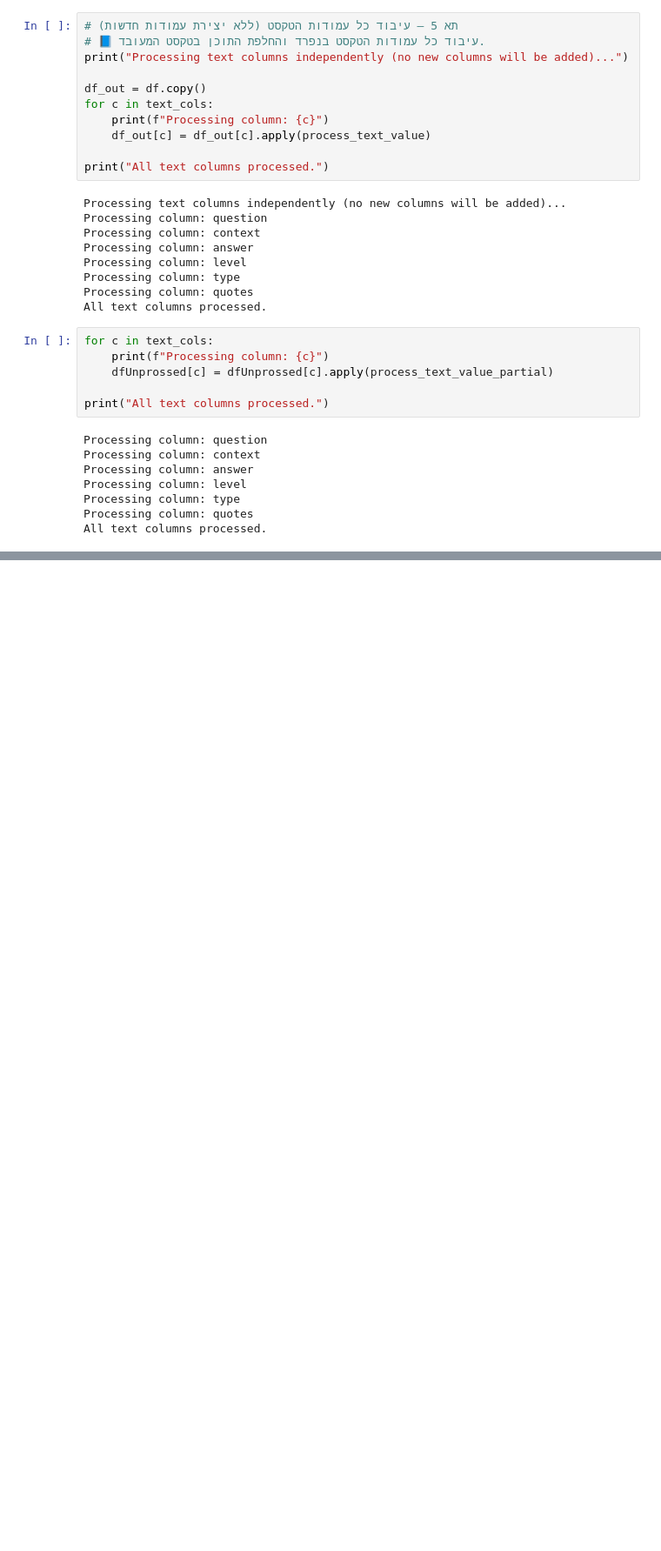
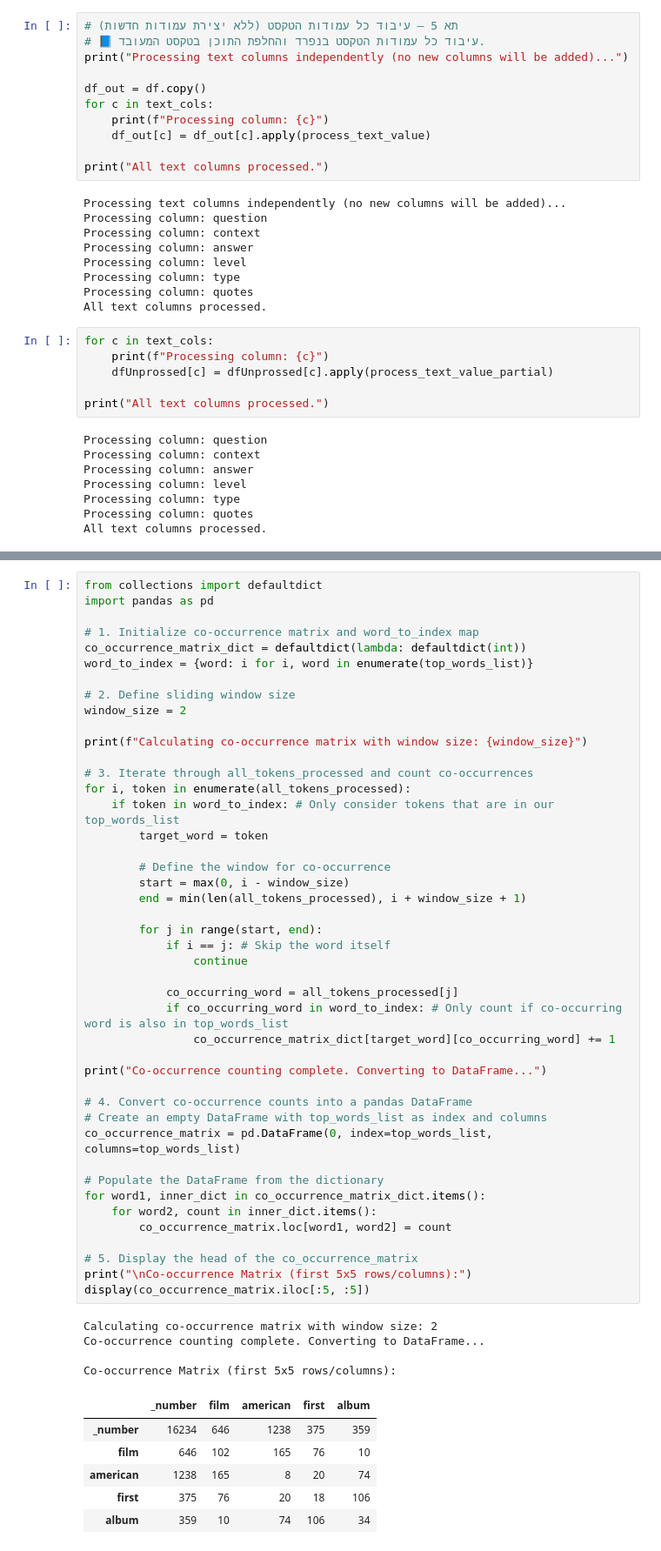
Before and after one commit to eliyahuav/NLP-project, a Jupyter notebook: ex1.ipynb, the cells around one changed output, grey strips where cells are left out. Shown: that part at 87% size. Cells and saved outputs as stored; diff of their text form; blank space fills up the shorter version.

```diff
--- a/ex1.ipynb
+++ b/ex1.ipynb
@@ -445,0 +598,55 @@ else:
+# %%
+from collections import defaultdict
+import pandas as pd
+
+# 1. Initialize co-occurrence matrix and word_to_index map
+co_occurrence_matrix_dict = defaultdict(lambda: defaultdict(int))
+word_to_index = {word: i for i, word in enumerate(top_words_list)}
+
+# 2. Define sliding window size
+window_size = 2
+
+print(f"Calculating co-occurrence matrix with window size: {window_size}")
+
+# 3. Iterate through all_tokens_processed and count co-occurrences
+for i, token in enumerate(all_tokens_processed):
+    if token in word_to_index: # Only consider tokens that are in our top_words_list
+        target_word = token
+
+        # Define the window for co-occurrence
+        start = max(0, i - window_size)
+        end = min(len(all_tokens_processed), i + window_size + 1)
+
+        for j in range(start, end):
+            if i == j: # Skip the word itself
+                continue
+
+            co_occurring_word = all_tokens_processed[j]
+            if co_occurring_word in word_to_index: # Only count if co-occurring word is also in top_words_list
+                co_occurrence_matrix_dict[target_word][co_occurring_word] += 1
+
+print("Co-occurrence counting complete. Converting to DataFrame...")
+
+# 4. Convert co-occurrence counts into a pandas DataFrame
+# Create an empty DataFrame with top_words_list as index and columns
+co_occurrence_matrix = pd.DataFrame(0, index=top_words_list, columns=top_words_list)
+
+# Populate the DataFrame from the dictionary
+for word1, inner_dict in co_occurrence_matrix_dict.items():
+    for word2, count in inner_dict.items():
+        co_occurrence_matrix.loc[word1, word2] = count
+
+# 5. Display the head of the co_occurrence_matrix
+print("\nCo-occurrence Matrix (first 5x5 rows/columns):")
+display(co_occurrence_matrix.iloc[:5, :5])
+# %% [output]
+Calculating co-occurrence matrix with window size: 2
+Co-occurrence counting complete. Converting to DataFrame...
+
+Co-occurrence Matrix (first 5x5 rows/columns):
+|  | _number | film | american | first | album |
+| _number | 16234 | 646 | 1238 | 375 | 359 |
+| film | 646 | 102 | 165 | 76 | 10 |
+| american | 1238 | 165 | 8 | 20 | 74 |
+| first | 375 | 76 | 20 | 18 | 106 |
+| album | 359 | 10 | 74 | 106 | 34 |
```
Also changed, not shown: parts of 21 cells of this notebook.
